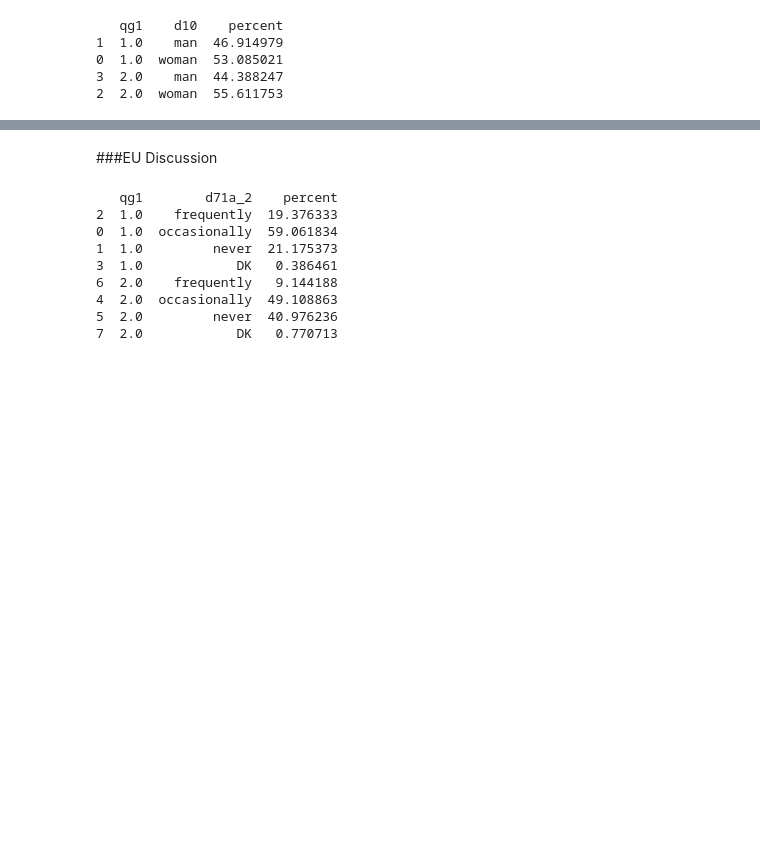
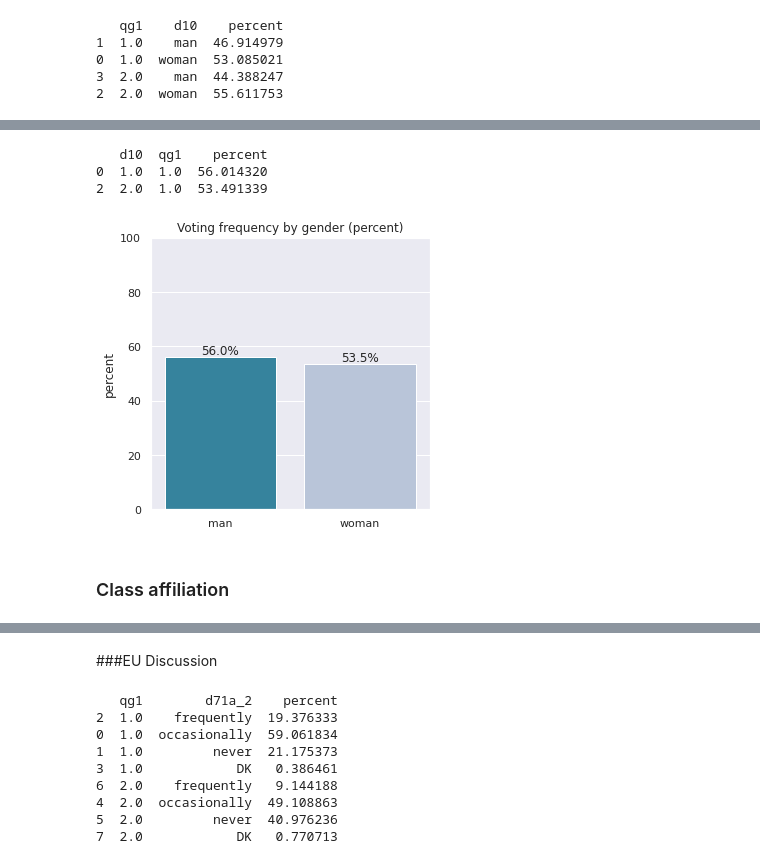
Before and after one commit to OskarKrafft/Machine-Learning-Project, a Jupyter notebook: 02_Data_Exploration_Visualisation.ipynb, the cells around one changed output, grey strips where cells are left out. Drawn from its saved outputs; the diff is of its cells as text; code cells hidden in the pictures; blank space fills up the shorter version.

```diff
--- a/02_Data_Exploration_Visualisation.ipynb
+++ b/02_Data_Exploration_Visualisation.ipynb
@@ -239,0 +240,33 @@ for i in range(len(patches)):
+# %%
+# Voting frequency by gender
+
+gender_voted = eppes_cleaned["qg1"].groupby(eppes_cleaned["d10"]).value_counts(normalize=True).rename('percent').reset_index()
+gender_voted["percent"] = gender_voted["percent"].mul(100)
+
+gender_voted = gender_voted.sort_values(by=['qg1'], ascending = True).iloc[0:2,0:3]
+
+print(gender_voted)
+# %% [output]
+   d10  qg1    percent
+0  1.0  1.0  56.014320
+2  2.0  1.0  53.491339
+# %%
+rcParams['figure.figsize'] = 5,5
+
+barplot = sns.barplot(data = gender_voted, x = "d10", y = "percent", palette='PuBuGn_r')
+barplot.set(xlabel='')
+barplot.set(xticklabels=["man", "woman"])
+barplot.set(title='Voting frequency by gender (percent)')
+barplot.set(ylim=(0, 100))
+
+percentage = [56.0, 53.5]
+
+patches = barplot.patches
+for i in range(len(patches)):
+   x = patches[i].get_x() + patches[i].get_width()/2
+   y = patches[i].get_height()+1
+   barplot.annotate('{:.1f}%'.format(percentage[i]), (x, y), ha='center')
+# %% [output]
+[figure, added]
+# %% [markdown]
+### Class affiliation
```
Also changed, not shown: parts of 18 cells of this notebook.
